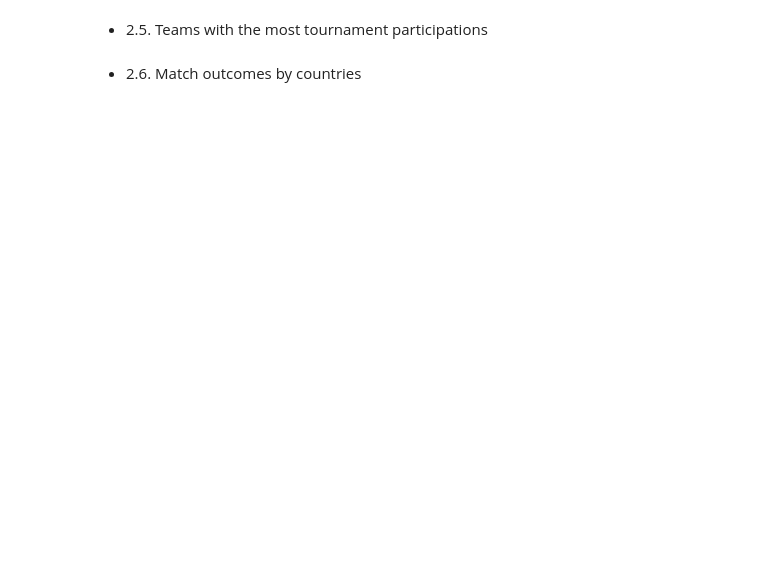
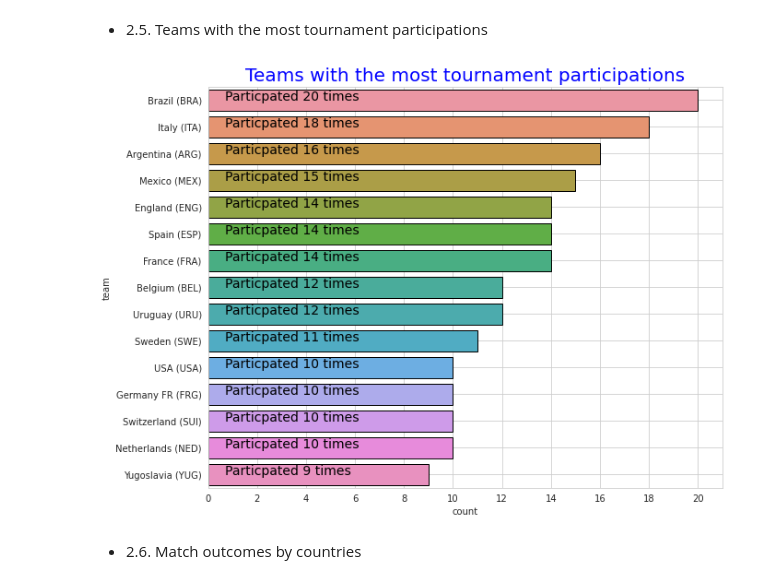
Before and after one commit to natuan310/w3-Data-Analysis-WorldCup-Dataset, a Jupyter notebook: Tee.ipynb, the cells around one changed output. Drawn from its saved outputs; the diff is of its cells as text; code cells hidden in the pictures; blank space fills up the shorter version.

```diff
--- a/Tee.ipynb
+++ b/Tee.ipynb
@@ -394,4 +432,30 @@ plt.show()
 # %% [markdown]
 - 2.5. Teams with the most tournament participations
+# %%
+home = mch[["Year","Home Team Name"]]
+home.columns = ["year","team"]
+home["type"] = "HOME TEAM"
+away = mch[["Year","Away Team Name"]]
+away.columns = ["year","team"]
+away["type"] = "AWAY TEAM"
+
+home_away = pd.concat([home,away],axis=0)
+yt = home_away.groupby(["year","team"]).count().reset_index()
+yt = yt["team"].value_counts().reset_index()
+
+plt.figure(figsize=(10,8))
+ax = sns.barplot("team","index",data=yt[:15],linewidth=1,edgecolor="k"*15)
+
+for i,j in enumerate("Particpated " + yt["team"][:15].astype(str) + " times"):
+    ax.text(.7,i,j,fontsize=14,color="k",)
+plt.grid(True)
+
+plt.title("Teams with the most tournament participations",color='b',fontsize=20)
+plt.ylabel("team")
+plt.xlabel("count")
+plt.xticks(np.arange(0,22,2))
+plt.show()
+# %% [output]
+[figure, added]
 # %% [markdown]
 - 2.6. Match outcomes by countries
```
Also changed, not shown: parts of 7 cells of this notebook.
